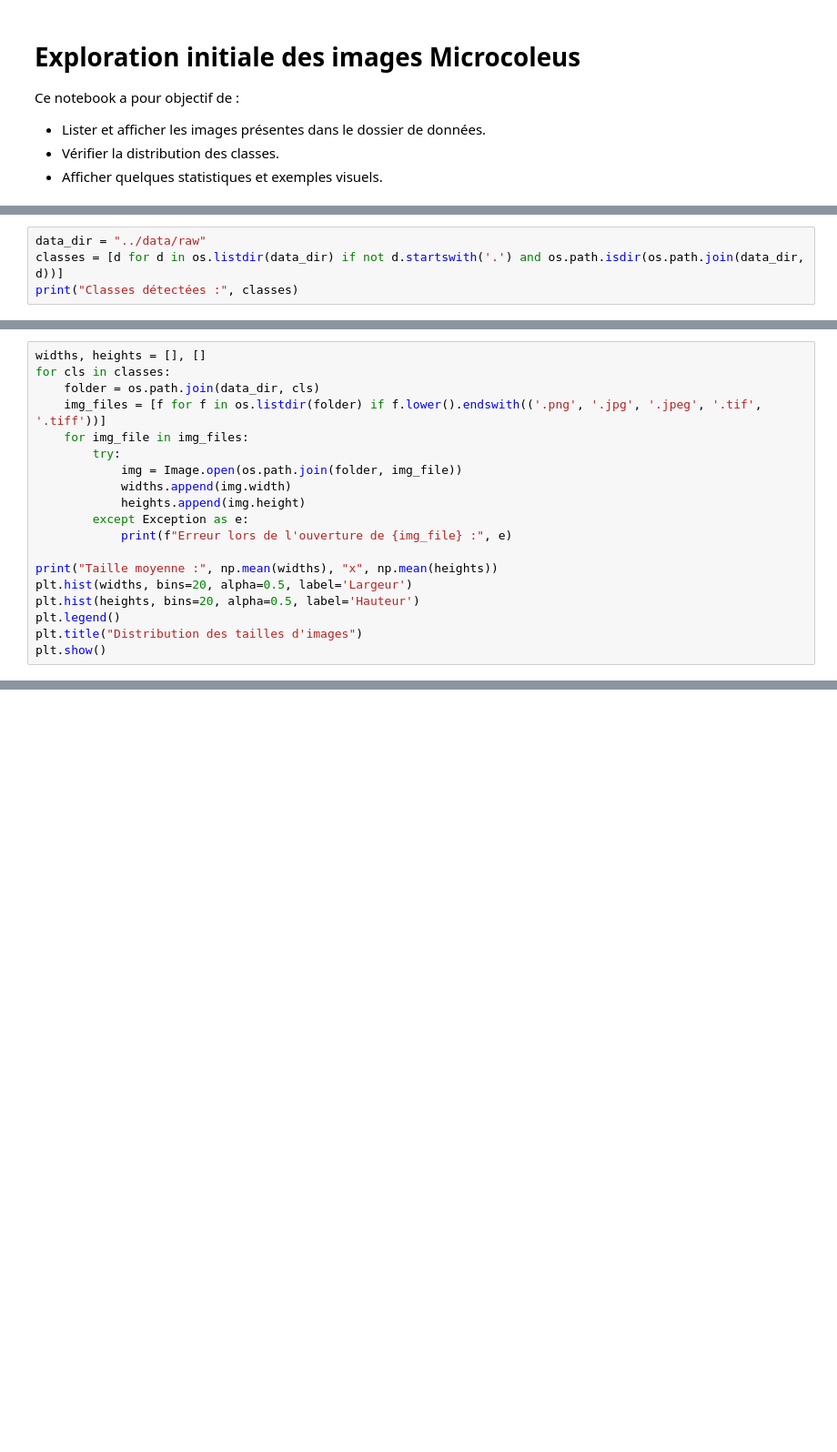
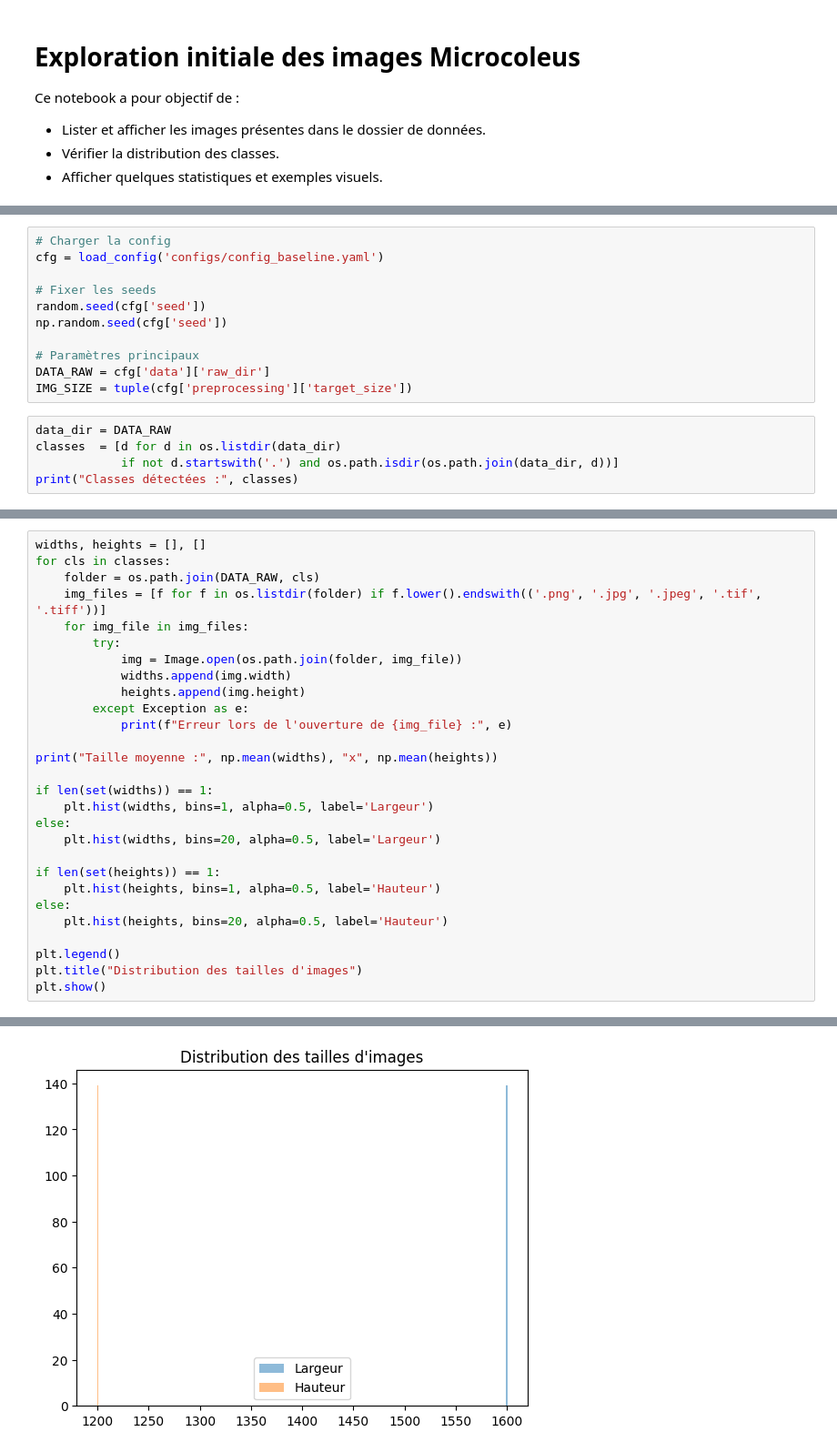
Before and after one commit to Tiits/microcoleus-project, a Jupyter notebook: notebooks/01_data_exploration.ipynb, the cells around one changed output, grey strips where cells are left out. Shown at 91% size. Drawn from its saved outputs; the diff is of its cells as text; blank space fills up the shorter version.

Commit message:
refactor: make 01_data_exploration notebook config-driven
- Load DATA_RAW and IMG_SIZE from config.yaml
- Fix seeds from config
- Remove hard-coded paths

```diff
--- a/notebooks/01_data_exploration.ipynb
+++ b/notebooks/01_data_exploration.ipynb
@@ -13,4 +16,16 @@ from PIL import Image
+# %%
+# Charger la config
+cfg = load_config('configs/config_baseline.yaml')
+
+# Fixer les seeds
+random.seed(cfg['seed'])
+np.random.seed(cfg['seed'])
+
+# Paramètres principaux
+DATA_RAW = cfg['data']['raw_dir']
+IMG_SIZE = tuple(cfg['preprocessing']['target_size'])
 # %%
-data_dir = "../data/raw"
-classes = [d for d in os.listdir(data_dir) if not d.startswith('.') and os.path.isdir(os.path.join(data_dir, d))]
+data_dir = DATA_RAW
+classes  = [d for d in os.listdir(data_dir)
+            if not d.startswith('.') and os.path.isdir(os.path.join(data_dir, d))]
 print("Classes détectées :", classes)
@@ -41,7 +72,7 @@ plt.show()
 # %%
 widths, heights = [], []
 for cls in classes:
-    folder = os.path.join(data_dir, cls)
+    folder = os.path.join(DATA_RAW, cls)
     img_files = [f for f in os.listdir(folder) if f.lower().endswith(('.png', '.jpg', '.jpeg', '.tif', '.tiff'))]
     for img_file in img_files:
         try:
@@ -52,8 +83,18 @@ for cls in classes:
             print(f"Erreur lors de l'ouverture de {img_file} :", e)
 
 print("Taille moyenne :", np.mean(widths), "x", np.mean(heights))
-plt.hist(widths, bins=20, alpha=0.5, label='Largeur')
-plt.hist(heights, bins=20, alpha=0.5, label='Hauteur')
+
+if len(set(widths)) == 1:
+    plt.hist(widths, bins=1, alpha=0.5, label='Largeur')
+else:
+    plt.hist(widths, bins=20, alpha=0.5, label='Largeur')
+
+if len(set(heights)) == 1:
+    plt.hist(heights, bins=1, alpha=0.5, label='Hauteur')
+else:
+    plt.hist(heights, bins=20, alpha=0.5, label='Hauteur')
+
 plt.legend()
 plt.title("Distribution des tailles d'images")
 plt.show()
+# %% [output]
@@ -59,0 +102 @@ plt.show()
+[figure, added]
```
Also changed, not shown: parts of 11 cells of this notebook.
